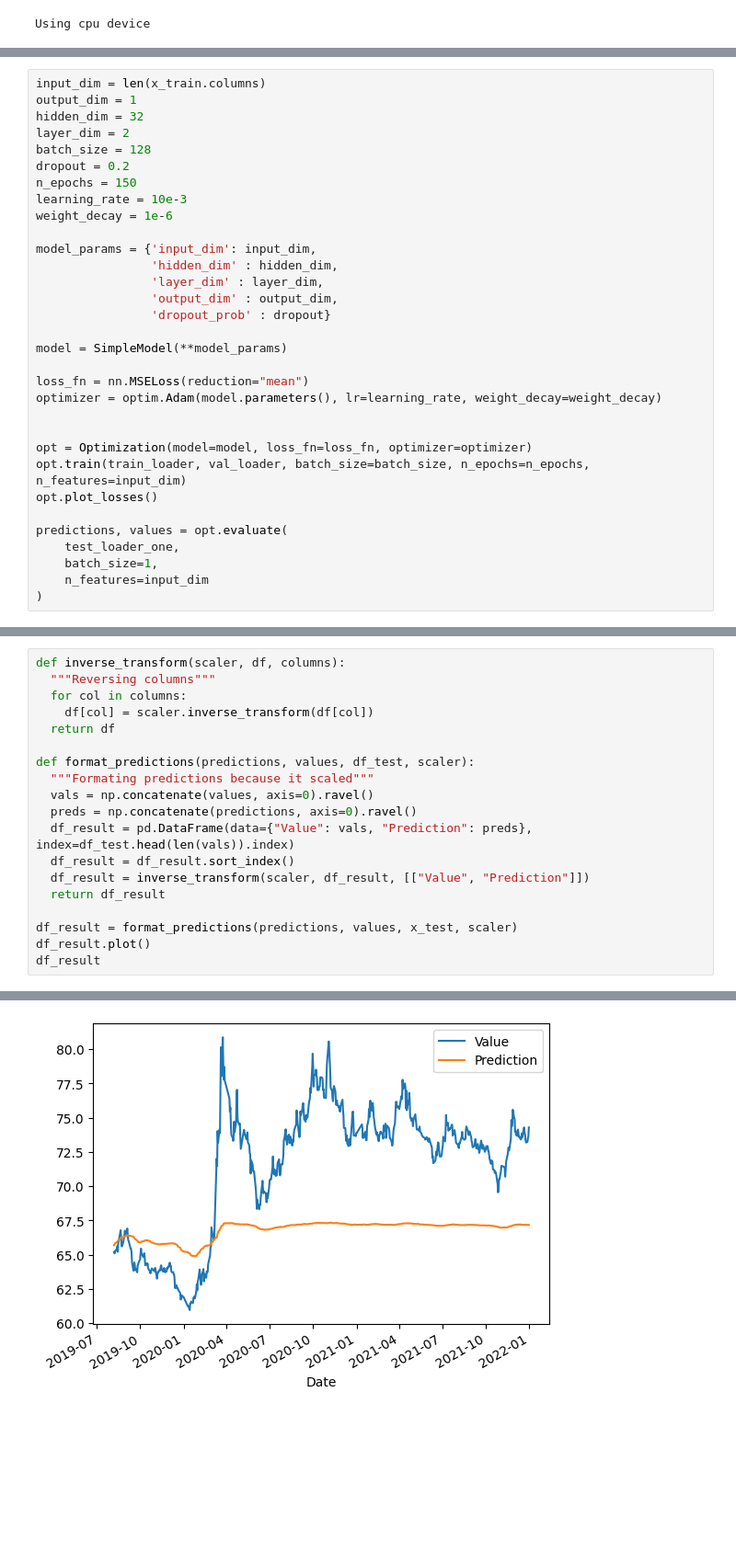
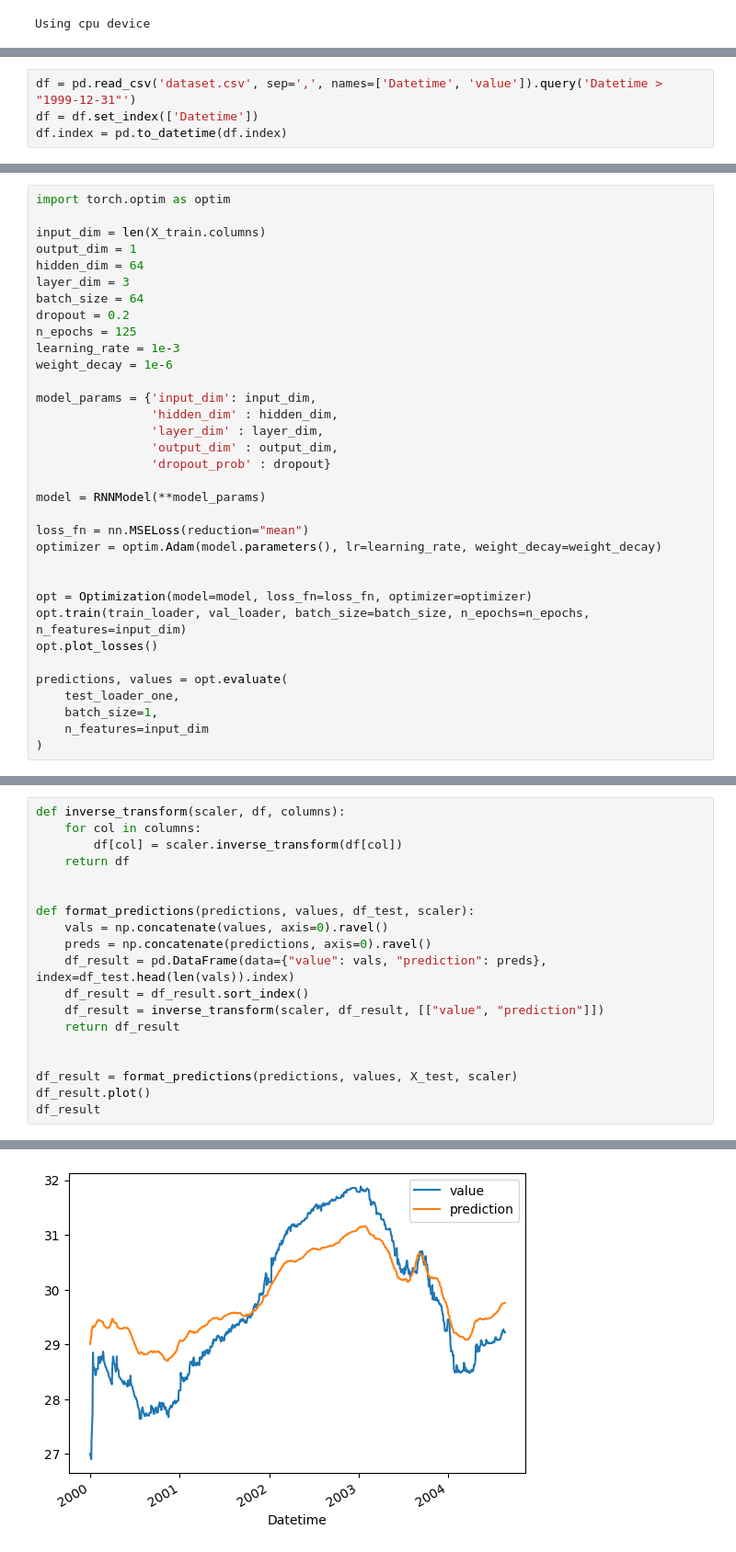
Before and after one commit to gregory-237/ApplicationProgrammingLab5_PyTorch, a Jupyter notebook: main.ipynb, the cells around one changed output, grey strips where cells are left out. Shown: that part at 92% size. Saved outputs shown, nothing was run; the diff lists cells and outputs as text; blank space fills up the shorter version.

```diff
--- a/main.ipynb
+++ b/main.ipynb
@@ -100 +34,5 @@ df
+# %%
+df = pd.read_csv('dataset.csv', sep=',', names=['Datetime', 'value']).query('Datetime > "1999-12-31"')
+df = df.set_index(['Datetime'])
+df.index = pd.to_datetime(df.index)
 # %%
@@ -399,14 +322,16 @@ class Optimization:
         plt.show()
         plt.close()
 # %%
-input_dim = len(x_train.columns)
+import torch.optim as optim
+
+input_dim = len(X_train.columns)
 output_dim = 1
-hidden_dim = 32
-layer_dim = 2
-batch_size = 128
+hidden_dim = 64
+layer_dim = 3
+batch_size = 64
 dropout = 0.2
-n_epochs = 150
-learning_rate = 10e-3
+n_epochs = 125
+learning_rate = 1e-3
 weight_decay = 1e-6
 
 model_params = {'input_dim': input_dim,
@@ -415,7 +340,7 @@ model_params = {'input_dim': input_dim,
                 'output_dim' : output_dim,
                 'dropout_prob' : dropout}
 
-model = SimpleModel(**model_params)
+model = RNNModel(**model_params)
 
 loss_fn = nn.MSELoss(reduction="mean")
 optimizer = optim.Adam(model.parameters(), lr=learning_rate, weight_decay=weight_decay)
@@ -452,20 +372,20 @@ predictions, values = opt.evaluate(
 # %%
 def inverse_transform(scaler, df, columns):
-  """Reversing columns"""
-  for col in columns:
-    df[col] = scaler.inverse_transform(df[col])
-  return df
+    for col in columns:
+        df[col] = scaler.inverse_transform(df[col])
+    return df
+
 
 def format_predictions(predictions, values, df_test, scaler):
-  """Formating predictions because it scaled"""
-  vals = np.concatenate(values, axis=0).ravel()
-  preds = np.concatenate(predictions, axis=0).ravel()
-  df_result = pd.DataFrame(data={"Value": vals, "Prediction": preds}, index=df_test.head(len(vals)).index)
-  df_result = df_result.sort_index()
-  df_result = inverse_transform(scaler, df_result, [["Value", "Prediction"]])
-  return df_result
+    vals = np.concatenate(values, axis=0).ravel()
+    preds = np.concatenate(predictions, axis=0).ravel()
+    df_result = pd.DataFrame(data={"value": vals, "prediction": preds}, index=df_test.head(len(vals)).index)
+    df_result = df_result.sort_index()
+    df_result = inverse_transform(scaler, df_result, [["value", "prediction"]])
+    return df_result
 
-df_result = format_predictions(predictions, values, x_test, scaler)
+
+df_result = format_predictions(predictions, values, X_test, scaler)
 df_result.plot()
 df_result
 # %% [output]
@@ -486,2 +406,2 @@ df_result
-[figure, old version]
+[figure, new version]
 # %%
```
Also changed, not shown: parts of 21 cells of this notebook.
